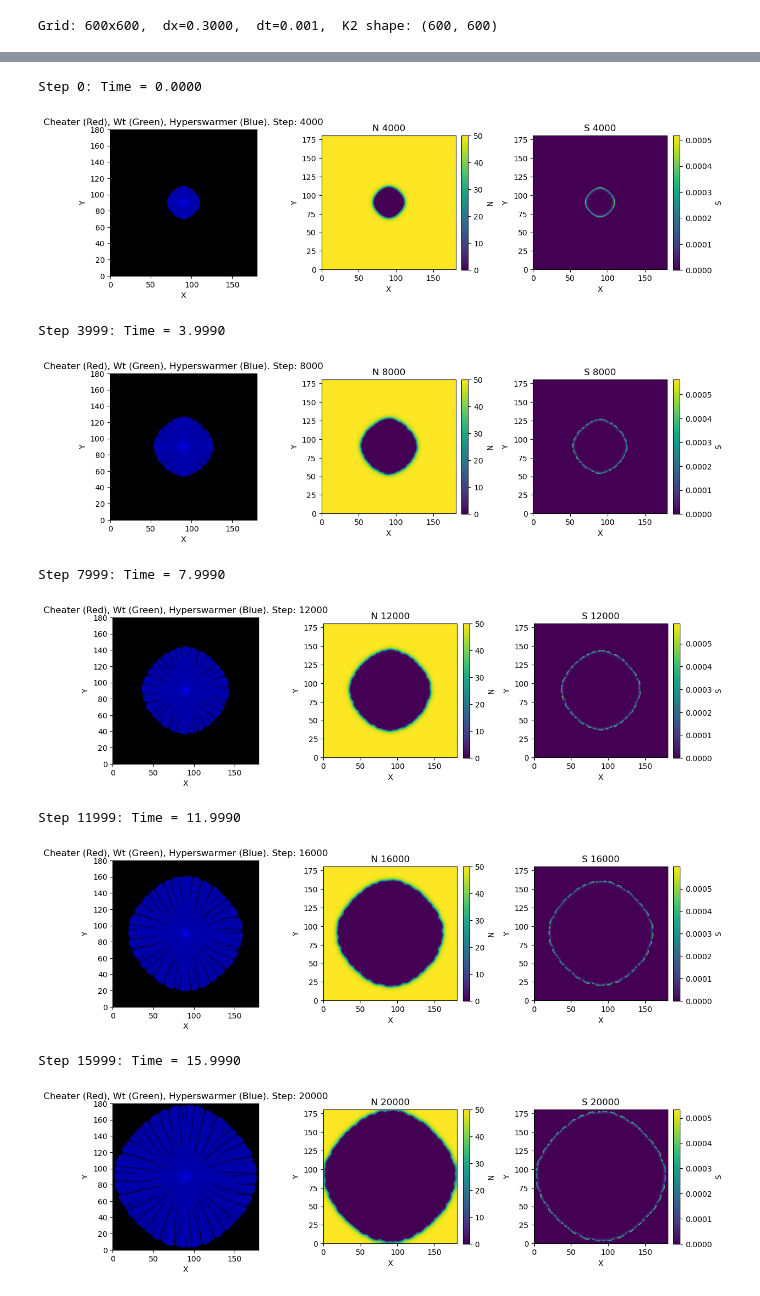
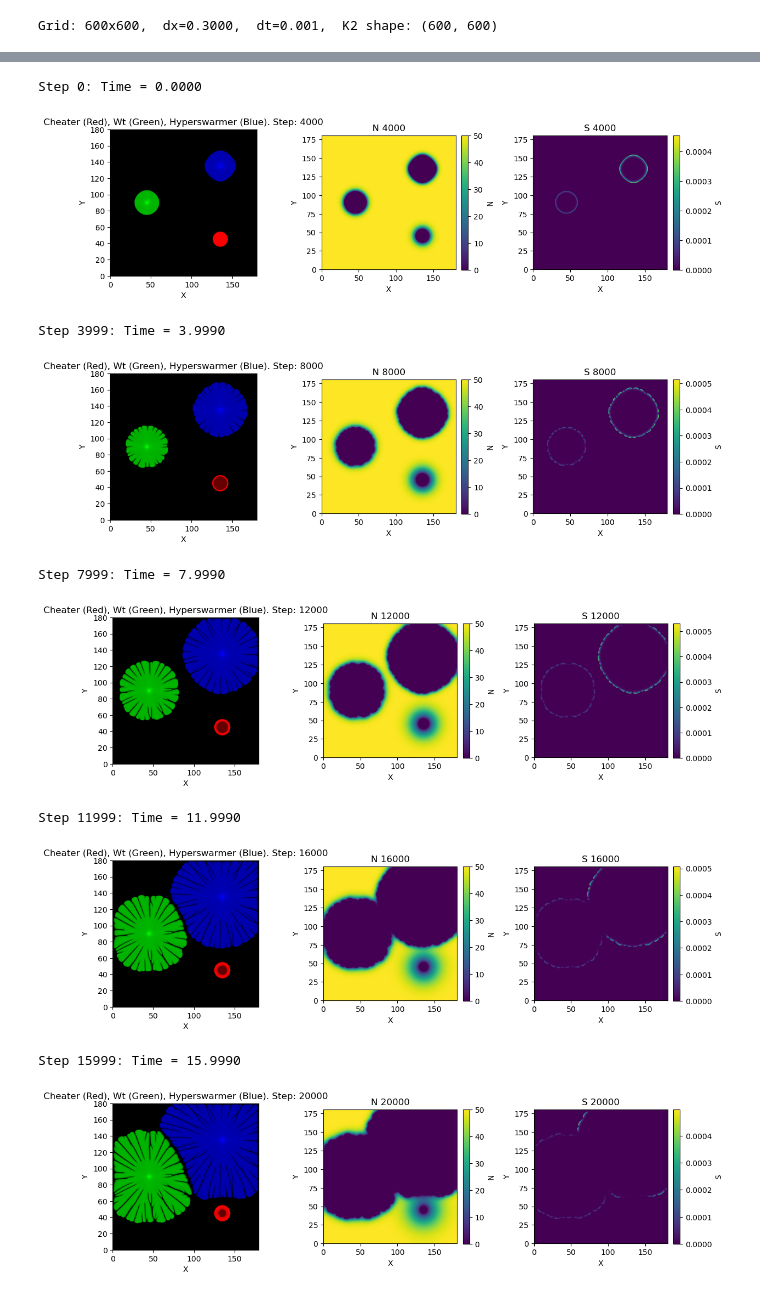
Before and after one commit to HotshotGoku/branching, a Jupyter notebook: biophysical_three_species.ipynb, the cells around one changed output, grey strips where cells are left out. Drawn from its saved outputs; the diff is of its cells as text; code cells hidden in the pictures.

```diff
--- a/biophysical_three_species.ipynb
+++ b/biophysical_three_species.ipynb
@@ -585,8 +585,8 @@ def pde_update_fdm(pde_state, pde_params, dx, dy, dt, noise):
     D_G = jnp.clip(D_G, 0, None)
 
     # Compute diffusion terms using the corrected operator with Neumann BC
-    diffusion_N = DN * laplacian_spectral(N, K2)  # Assuming DN is constant
-    diffusion_S = DS * laplacian_spectral(S, K2)  # Assuming DS is constant
+    diffusion_N = DN * laplacian(N, dx, dy)  # Assuming DN is constant
+    diffusion_S = DS * laplacian(S, dx,dy)  # Assuming DS is constant
 
     diffusion_P = diffusion_operator_9pt(P, D_P, dx)
     diffusion_G = diffusion_operator_9pt(G, D_G, dx)
@@ -634,8 +634,8 @@ def run_simulation_fdm():
     Locs_wt = [(Lx/2, Ly/2)] #for if the same spot
     #Locs_c = [(Lx/2, Ly/2)]
     #Locs_hypsw = [(Lx/2, Ly/2)]
-    #N_initial, P_initial, G_initial, P_initial_c, G_initial_c, P_initial_hs, G_initial_hs, S_initial = initialize_fields(nx, ny, Lx, Ly, N0, C0, R0) #normal case with 3 species in 3 differing locations
-    N_initial, P_initial, G_initial, P_initial_c, G_initial_c, P_initial_hs, G_initial_hs, S_initial = initialize_fields(nx, ny, Lx, Ly, N0, C0, R0, locs_hypsw=Locs_wt) #test case
+    N_initial, P_initial, G_initial, P_initial_c, G_initial_c, P_initial_hs, G_initial_hs, S_initial = initialize_fields(nx, ny, Lx, Ly, N0, C0, R0) #normal case with 3 species in 3 differing locations
+    #N_initial, P_initial, G_initial, P_initial_c, G_initial_c, P_initial_hs, G_initial_hs, S_initial = initialize_fields(nx, ny, Lx, Ly, N0, C0, R0, locs_hypsw=Locs_wt) #test case
     pde_state = (N_initial, P_initial, G_initial, P_initial_c, G_initial_c, P_initial_hs, G_initial_hs, S_initial)
 
     # Define noise parameters
@@ -722,38 +722,38 @@ def run_simulation_fdm():
             plt.subplot(1, 3, 3)
             im_s = plt.imshow(S, extent=(0, Lx, 0, Ly), origin='lower', cmap='viridis')
             cbar_s = plt.colorbar(im_s, fraction=0.046, pad=0.04)
             cbar_s.ax.set_ylabel('S')
             plt.title(f'S {step + 1}')
             plt.xlabel('X')
             plt.ylabel('Y')
 
             plt.tight_layout()
             plt.show()
 
 
             # Print progress and colony radius
             print(f"Step {step}: Time = {step*dt:.4f}")
 
     print("Simulation completed.")
 
 
 
 
 start = time.time()
 run_simulation_fdm()
 end = time.time()
 print(f"Simulation took {end - start:.2f} seconds")
 # %% [output]
 [figure]
 Step 0: Time = 0.0000
-[figure, old version]
+[figure, new version]
 Step 3999: Time = 3.9990
-[figure, old version]
+[figure, new version]
 Step 7999: Time = 7.9990
-[figure, old version]
+[figure, new version]
 Step 11999: Time = 11.9990
-[figure, old version]
+[figure, new version]
 Step 15999: Time = 15.9990
-[figure, old version]
+[figure, new version]
 Step 19999: Time = 19.9990
 Simulation completed.
```
Also changed, not shown: parts of 3 cells of this notebook.
